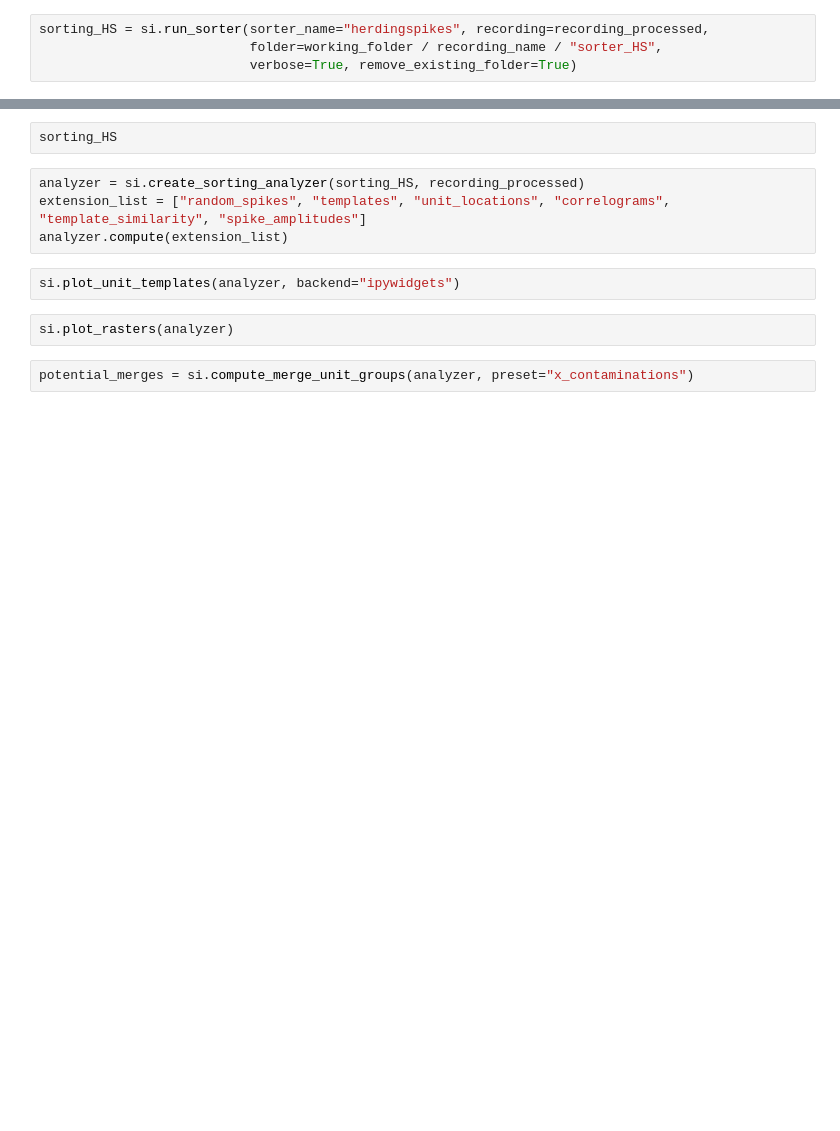
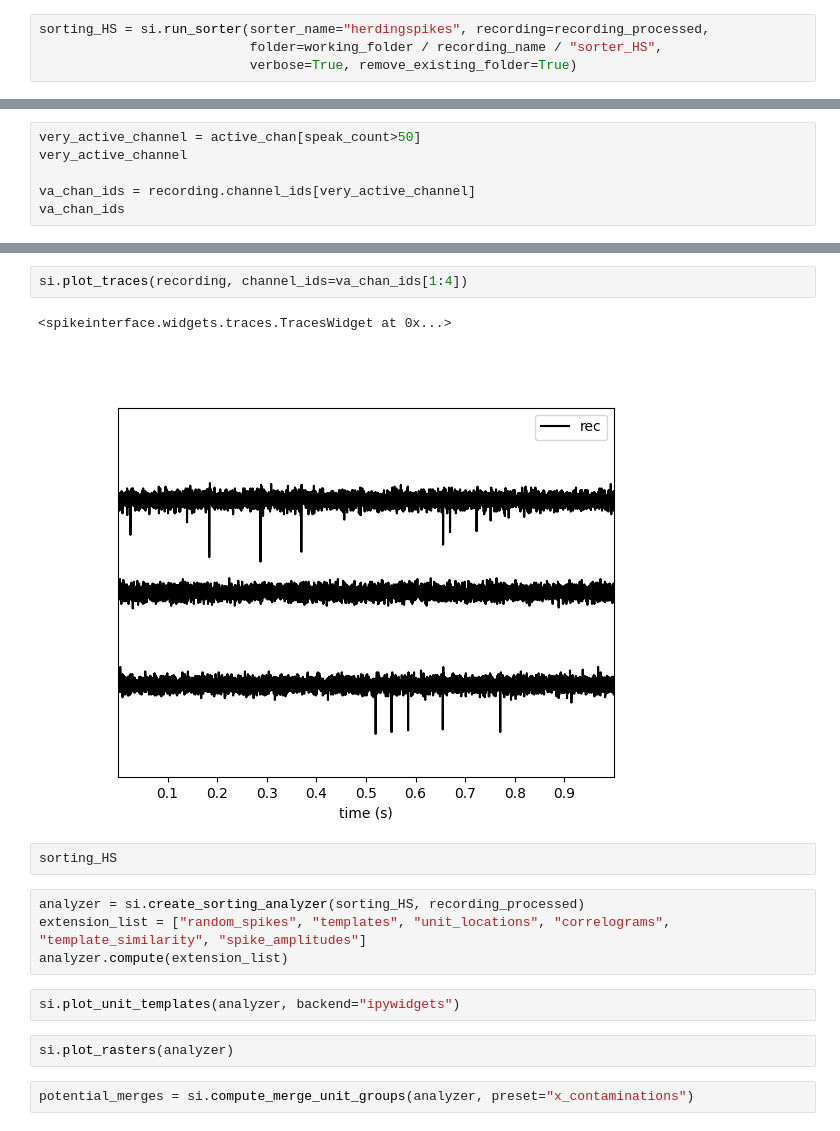
Before and after one commit to SpikeInterface/SpikeInterface-Training-Milan-Sept25, a Jupyter notebook: notebooks/invitro_notebook.ipynb, the cells around one changed output, grey strips where cells are left out. Drawn from its saved outputs; the diff is of its cells as text; blank space fills up the shorter version.

```diff
--- a/notebooks/invitro_notebook.ipynb
+++ b/notebooks/invitro_notebook.ipynb
@@ -38,0 +109,6 @@ sorting_HS = si.run_sorter(sorter_name="herdingspikes", recording=recording_proc
+# %%
+very_active_channel = active_chan[speak_count>50]
+very_active_channel
+
+va_chan_ids = recording.channel_ids[very_active_channel]
+va_chan_ids
@@ -39,3 +133,8 @@ sorting_HS = si.run_sorter(sorter_name="herdingspikes", recording=recording_proc
+# %%
+si.plot_traces(recording, channel_ids=va_chan_ids[1:4])
+# %% [output]
+<spikeinterface.widgets.traces.TracesWidget at 0x...>
+[figure, added]
 # %%
 sorting_HS
 # %%
```
Also changed, not shown: parts of 16 cells of this notebook.
